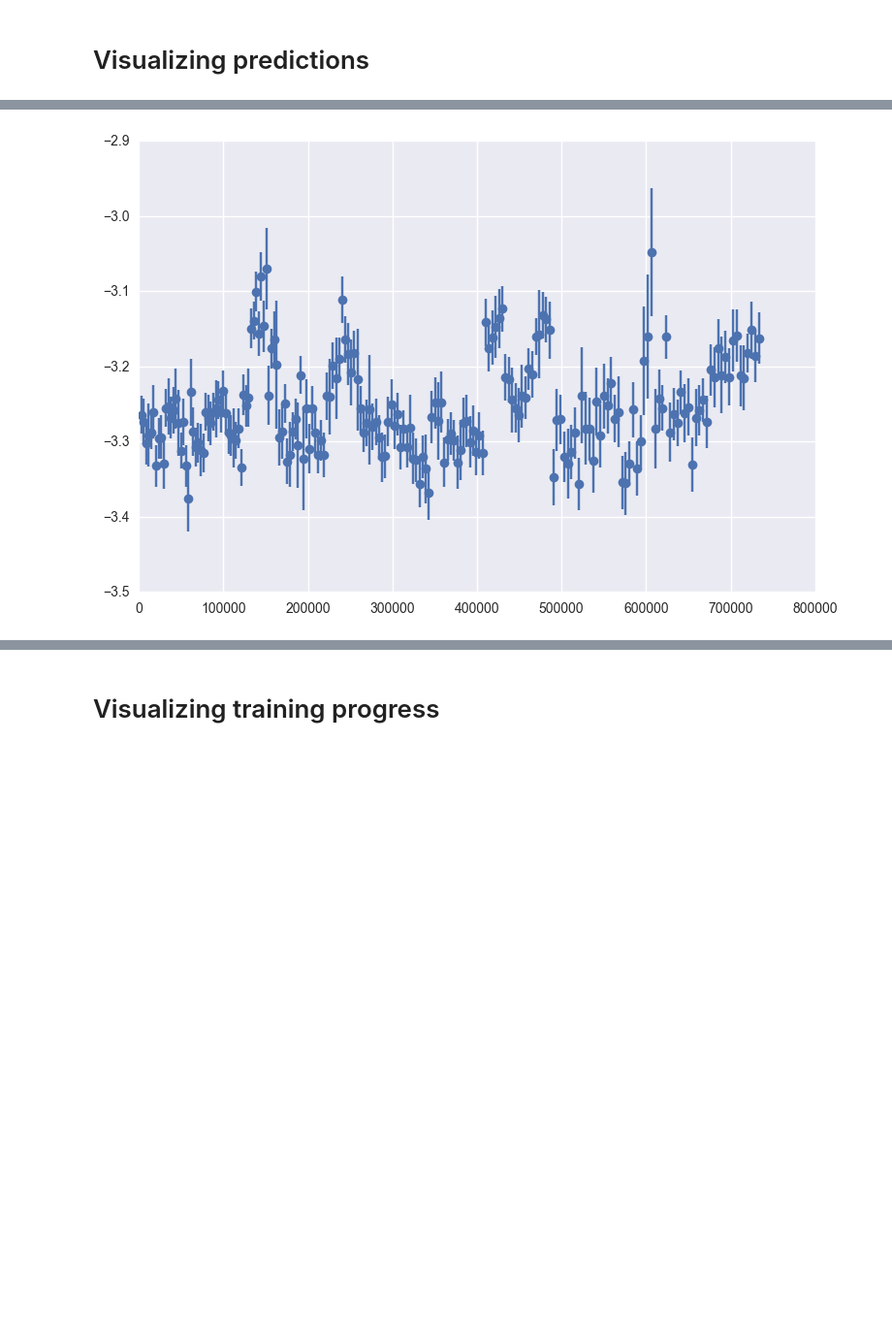
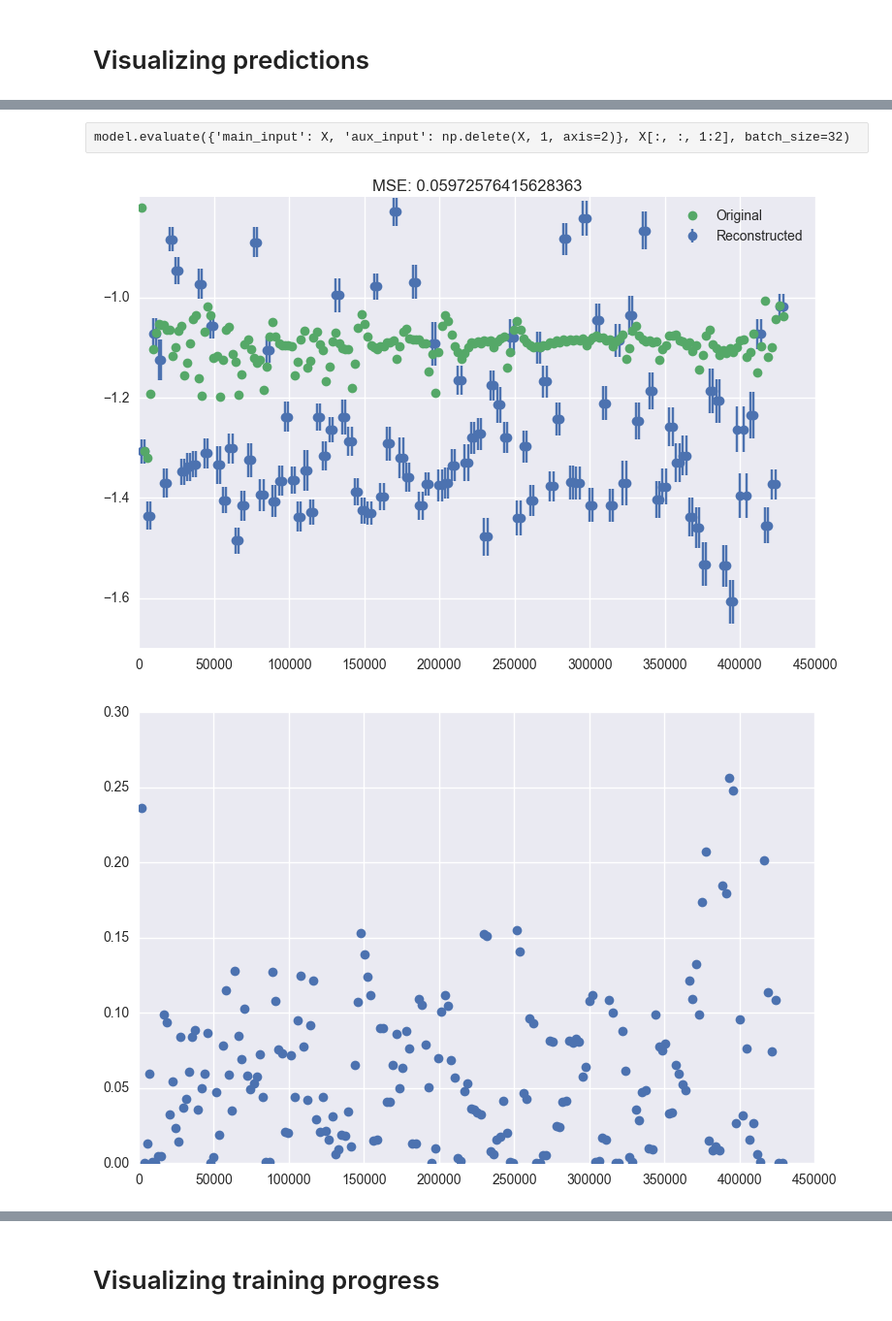
Before and after one commit to bnaul/timeflow, a Jupyter notebook: autoencoder.ipynb, the cells around one changed output, grey strips where cells are left out. Shown at 97% size. Saved outputs shown, nothing was run; the diff lists cells and outputs as text; code cells hidden in the pictures; blank space fills up the shorter version.

```diff
--- a/autoencoder.ipynb
+++ b/autoencoder.ipynb
@@ -123,22 +73,28 @@ m_masked.mean()
+# %% [raw]
+model.evaluate({'main_input': X, 'aux_input': np.delete(X, 1, axis=2)}, X[:, :, 1:2], batch_size=32)
 # %%
 i = -1
 # %%
 i += 1
 #inds = ~np.isnan(X_raw[i, :, 0])
 inds = np.arange(args.n_min)
 t = np.cumsum(X_raw[i, inds, 0])
 m = X[i, inds, 1]
 e = X[i, inds, 2]
-#pred_i = model.predict({'main_input': X[i:i+1], 'aux_input': X[i:i+1, :, [0, 2]]})[0, inds, 0]
+pred_i = model.predict({'main_input': X[i:i+1], 'aux_input': X[i:i+1, :, [0, 2]]})[0, inds, 0]
 
 plt.errorbar(t, m, e, None, 'o');
-#plt.plot(t, pred[i], 'o');
+plt.plot(t, pred[i], 'o');
 
 #w_r, A_r, phi_r, b_r = pred_gru[i]
 #x_r = A_r * np.sin(2 * np.pi * w_r * t + phi_r) + b_r
 #plt.plot(t, x_r, '--')
 
-#plt.legend(['Reconstructed', 'Original'])
-#plt.title("MSE: {}".format(np.mean((m - np.squeeze(pred[i])) ** 2)));
+plt.legend(['Original', 'Reconstructed'])
+plt.title("MSE: {}".format(np.mean((m - np.squeeze(pred[i])) ** 2)));
+
+plt.figure()
+plt.plot(t, (m - np.squeeze(pred[i])) ** 2, 'o');
 # %% [output]
-[figure, old version]
+[figure, new version]
+[figure, added]
```
Also changed, not shown: parts of 14 cells of this notebook, 1 other file.
